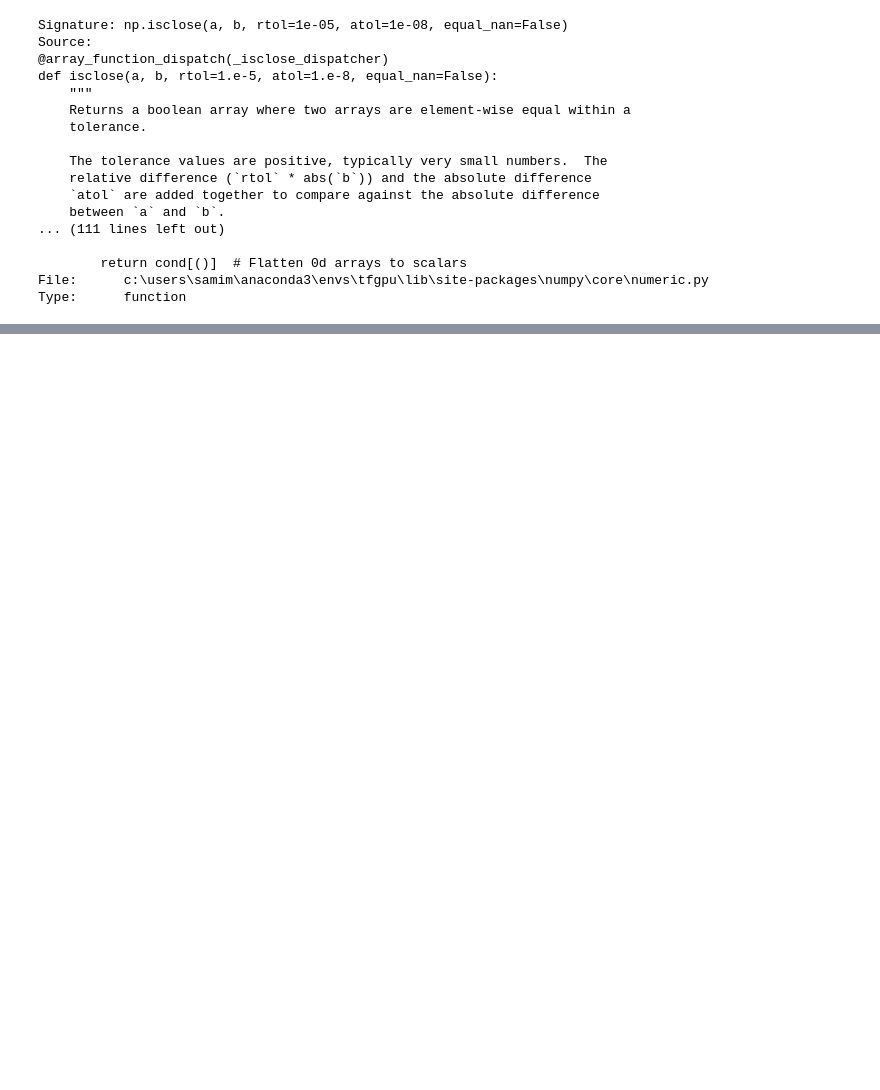
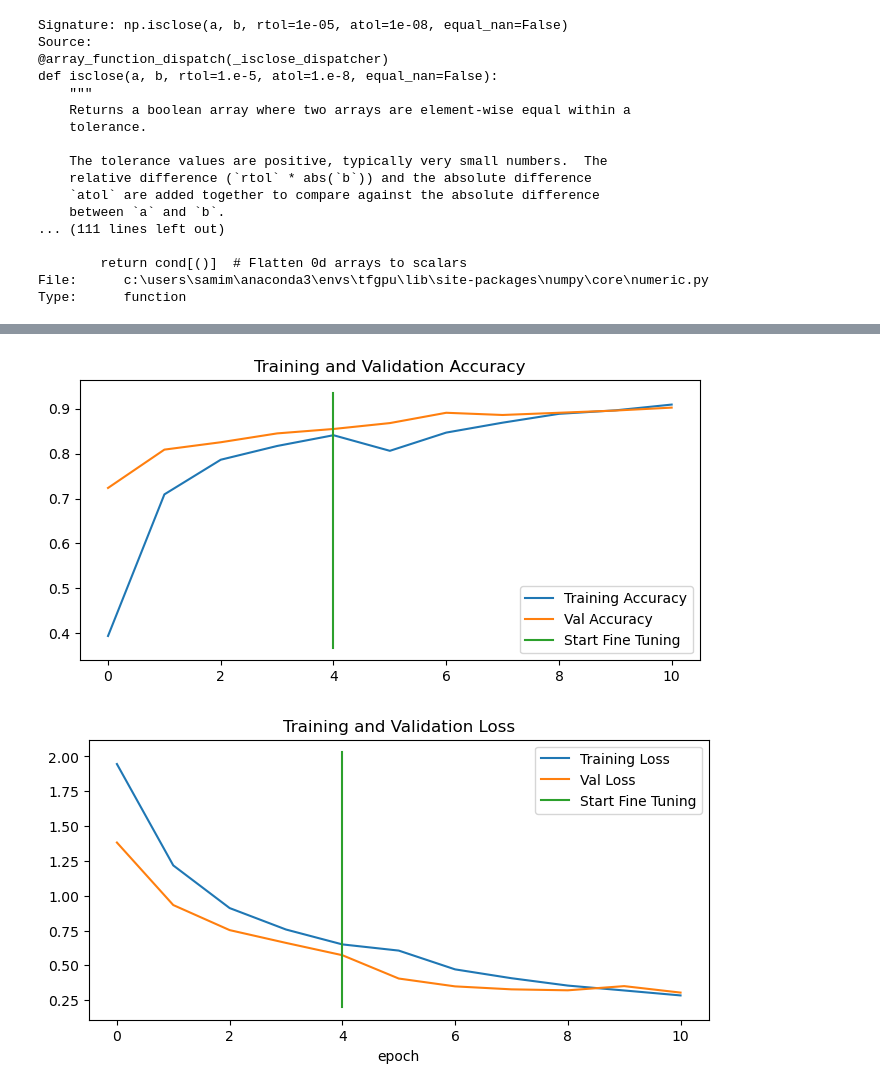
Before and after one commit to sam2420/Deep_Learning_Tensorflow, a Jupyter notebook: 05_transfer_learning_tensorflow_fine_tuning.ipynb, the cells around one changed output, grey strips where cells are left out. Cells and saved outputs as stored; diff of their text form; code cells hidden in the pictures; blank space fills up the shorter version.

```diff
--- a/05_transfer_learning_tensorflow_fine_tuning.ipynb
+++ b/05_transfer_learning_tensorflow_fine_tuning.ipynb
@@ -437,0 +671,5 @@ Type:      function
+# %%
+compare_history(model_2_history, history_fine_10_classes_full)
+# %% [output]
+[figure, added]
+[figure, added]
```
Also changed, not shown: parts of 38 cells of this notebook, 18 other files.
